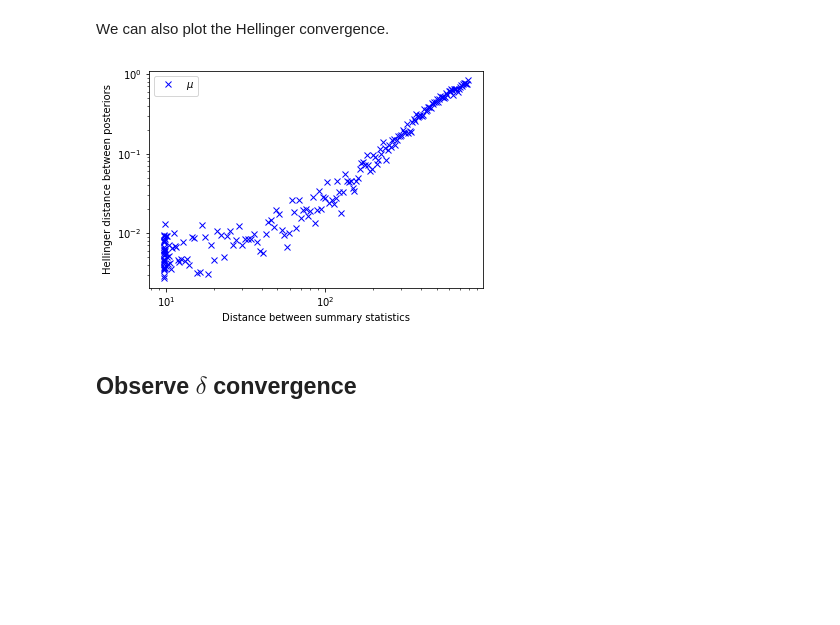
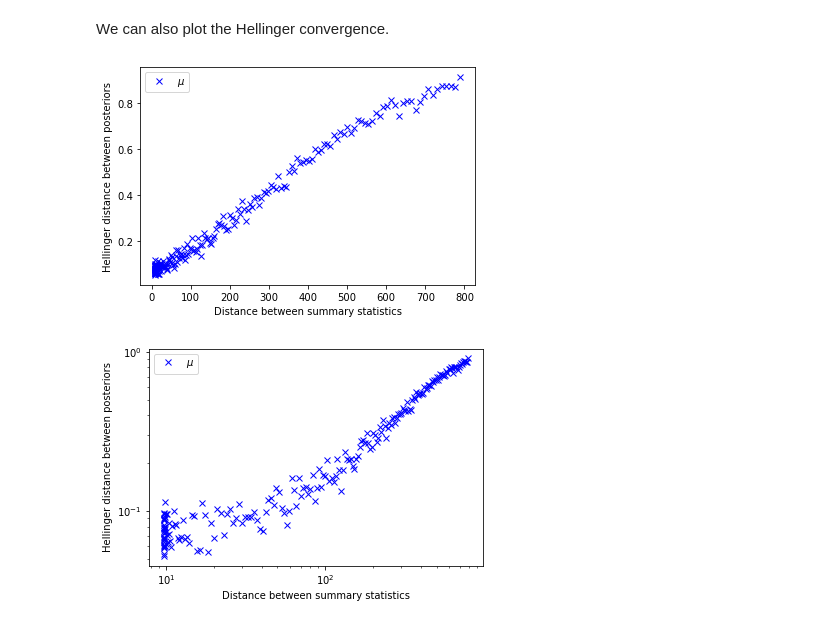
Before and after one commit to jiaao-wang98/Reconciling-Robustness-and-Interpretability-in-Machine-Learning, a Jupyter notebook: Stability.ipynb, the cells around one changed output. Saved outputs shown, nothing was run; the diff lists cells and outputs as text; code cells hidden in the pictures; blank space fills up the shorter version.

```diff
--- a/Stability.ipynb
+++ b/Stability.ipynb
@@ -280,34 +369,43 @@ def plot_Hellinger_Stability(observed_data, journals):
     hell_sigma = []
 
     # Recover x_1
     height_obs0 = observed_data[0]
     params0 = journals[0].get_parameters()
 
     # Compute distance between sumamry statistics
     for data in observed_data[1:]:
         distance_summary.append(distance_calculator.distance(data, height_obs0))
 
     for journal in journals[1:]:
         # Observe posterior
         #journal.plot_posterior_distr(true_parameter_values=[170,15])
 
         # Compute Monte Carlo distance
         params = journal.get_parameters()
         hell_mu.append(hell_Gaussian(params0['mu'], params['mu'], 0.3, n=1000, plot = False))
         hell_sigma.append(hell_Gaussian(params0['sigma'], params['sigma'], 0.3, n=1000, plot = False))
 
     fig1 = plt.figure()
-    plt.loglog((distance_summary), (np.array(hell_mu)), 'bx', label=r'$\mu$')
+    plt.plot((distance_summary), (np.array(hell_mu)), 'bx', label=r'$\mu$')
     #plt.plot((distance_summary), (np.array(hell_sigma)), 'gx', label=r'$\sigma$')
 
     plt.xlabel('Distance between summary statistics')
     plt.ylabel('Hellinger distance between posteriors')
     #plt.title('Histogram of IQ')
     plt.legend()
     plt.savefig('HellStability')
 
+    fig2 = plt.figure()
+    plt.loglog((distance_summary), (np.array(hell_mu)), 'bx', label=r'$\mu$')
+    #plt.plot((distance_summary), (np.array(hell_sigma)), 'gx', label=r'$\sigma$')
+
+    plt.xlabel('Distance between summary statistics')
+    plt.ylabel('Hellinger distance between posteriors')
+    #plt.title('Histogram of IQ')
+    plt.legend()
+    plt.savefig('HellStabilitylog')
+
 plot_Hellinger_Stability(observed_data, journals)
 # %% [output]
-[figure, old version]
+[figure, new version]
+[figure, added]
-# %% [markdown]
-## Observe $\delta$ convergence
```
Also changed, not shown: parts of 16 cells of this notebook, 8 other files.
